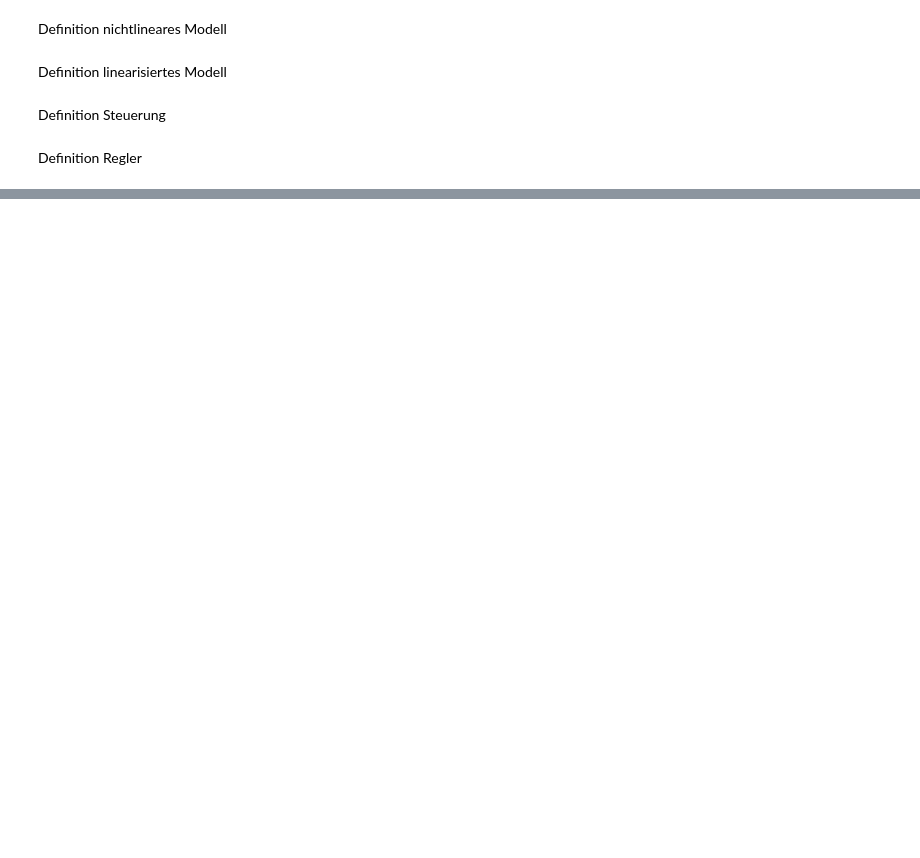
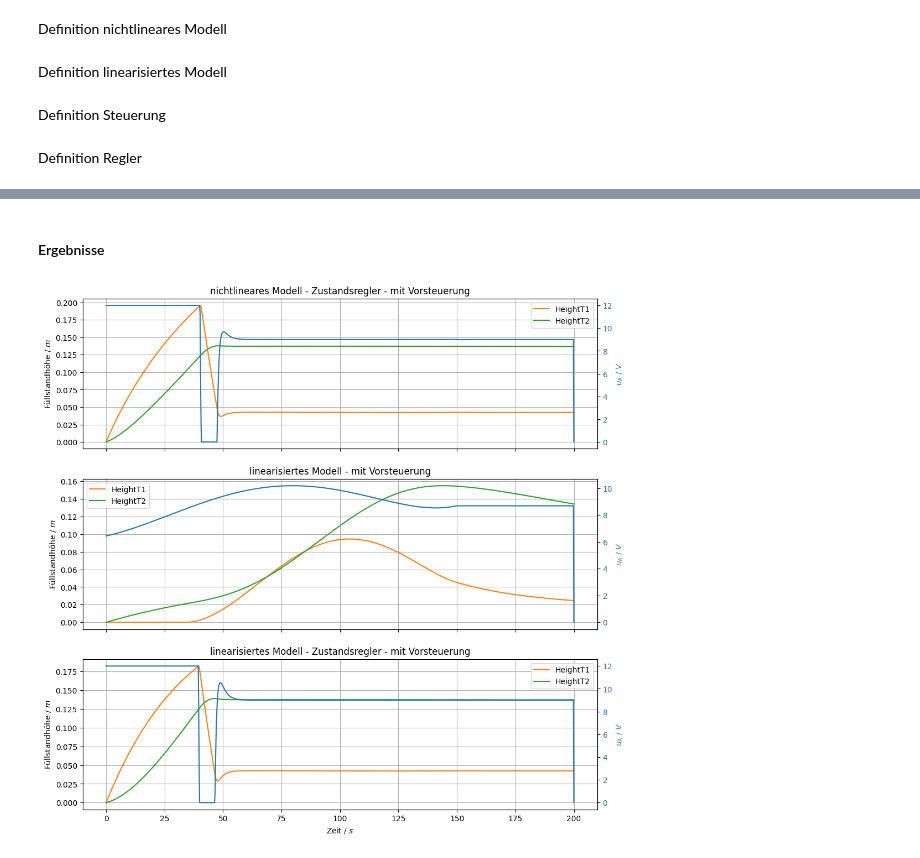
Before and after one commit to umit-iace/lehre-chemie-msr-notebooks, a Jupyter notebook: pr/2Tank-Zustandsregler.ipynb, the cells around one changed output, grey strips where cells are left out. Saved outputs shown, nothing was run; the diff lists cells and outputs as text; code cells hidden in the pictures; blank space fills up the shorter version.

```diff
--- a/pr/2Tank-Zustandsregler.ipynb
+++ b/pr/2Tank-Zustandsregler.ipynb
@@ -280,0 +593,50 @@ plt.plot(timeDom, zPhyNichtLin[0,:])
+# %% [markdown]
+#### Ergebnisse
+# %%
+plt.close()
+
+fig, (axes10, axes20, axes30) = plt.subplots(3, 1, figsize=(12,12), sharex=True)
+
+axes10.plot(timeDom, zNichtLin[0,:], label='HeightT1', color='tab:orange')
+axes10.plot(timeDom, zNichtLin[1,:], label='HeightT2', color='tab:green')
+axes20.plot(timeDom, zLin_no_ctrl[0,:], label='HeightT1', color='tab:orange')
+axes20.plot(timeDom, zLin_no_ctrl[1,:], label='HeightT2', color='tab:green')
+axes30.plot(timeDom, zLin[0,:], label='HeightT1', color='tab:orange')
+axes30.plot(timeDom, zLin[1,:], label='HeightT2', color='tab:green')
+
+axes11 = axes10.twinx()
+axes21 = axes20.twinx()
+axes31 = axes30.twinx()
+
+axes11.plot(timeDom, uNichtLin, label='Spannung', color='tab:blue')
+axes21.plot(timeDom, uLin_no_ctrl, label='Spannung', color='tab:blue')
+axes31.plot(timeDom, uLin, label='Spannung', color='tab:blue')
+
+axes11.tick_params(axis='y', labelcolor='tab:blue')
+axes21.tick_params(axis='y', labelcolor='tab:blue')
+axes31.tick_params(axis='y', labelcolor='tab:blue')
+
+axes11.set_ylabel(r'$u_{\mathrm{A}}$ / $V$', color='tab:blue')
+axes21.set_ylabel(r'$u_{\mathrm{A}}$ / $V$', color='tab:blue')
+axes31.set_ylabel(r'$u_{\mathrm{A}}$ / $V$', color='tab:blue')
+
+axes30.set_xlabel(r'Zeit / $s$')
+axes10.set_ylabel(r'Füllstandhöhe / $m$')
+axes20.set_ylabel(r'Füllstandhöhe / $m$')
+axes30.set_ylabel(r'Füllstandhöhe / $m$')
+
+axes10.legend()
+axes20.legend()
+axes30.legend()
+
+axes10.title.set_text('nichtlineares Modell - Zustandsregler - mit Vorsteuerung')
+axes20.title.set_text('linearisiertes Modell - mit Vorsteuerung')
+axes30.title.set_text('linearisiertes Modell - Zustandsregler - mit Vorsteuerung')
+
+axes10.grid()
+axes20.grid()
+axes30.grid()
+
+plt.show()
+# %% [output]
+[figure, added]
```
Also changed, not shown: parts of 49 cells of this notebook, 1 other file.
